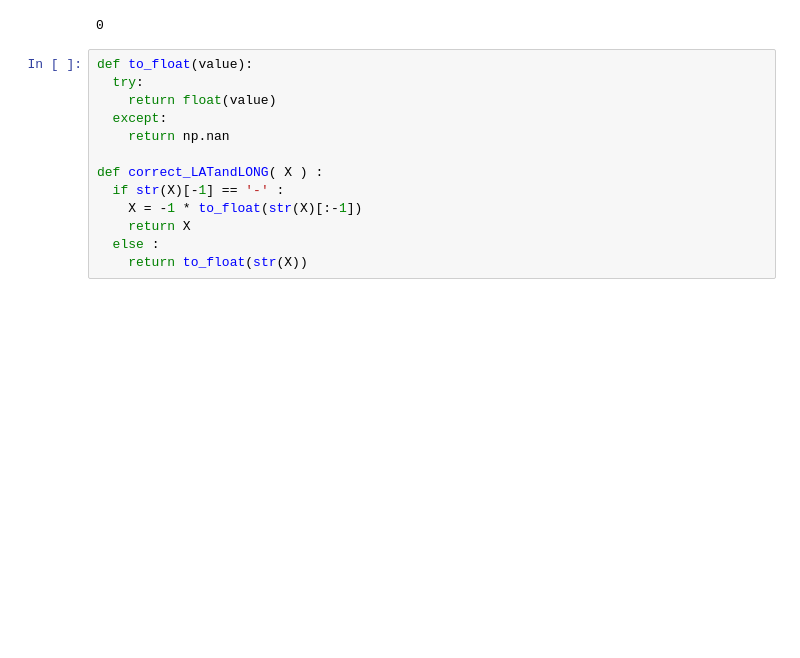
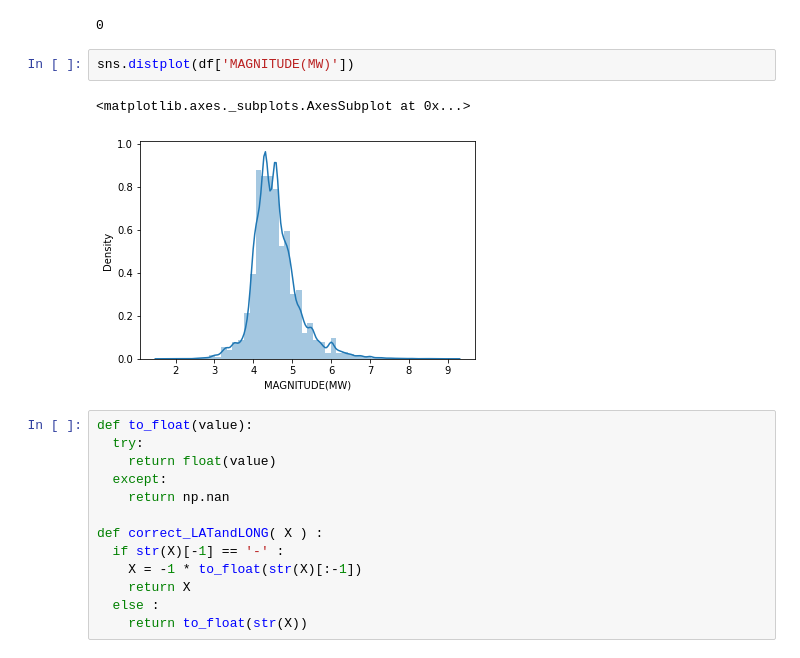
Before and after one commit to navaneet625/Earthquake-Data-Analysis-and-Classification, a Jupyter notebook: Classification.ipynb, the cells around one changed output. Saved outputs shown, nothing was run; the diff lists cells and outputs as text; blank space fills up the shorter version.

```diff
--- a/Classification.ipynb
+++ b/Classification.ipynb
@@ -205,6 +259,11 @@ df['MAGNITUDE(MW)'] = df['MAGNITUDE(MW)'].fillna(df['MAGNITUDE(MW)'].mean())
 df['MAGNITUDE(MW)'].isnull().sum()
 # %% [output]
 0
+# %%
+sns.distplot(df['MAGNITUDE(MW)'])
+# %% [output]
+<matplotlib.axes._subplots.AxesSubplot at 0x...>
+[figure, added]
 # %%
 def to_float(value):
   try:
```
Also changed, not shown: parts of 73 cells of this notebook.
